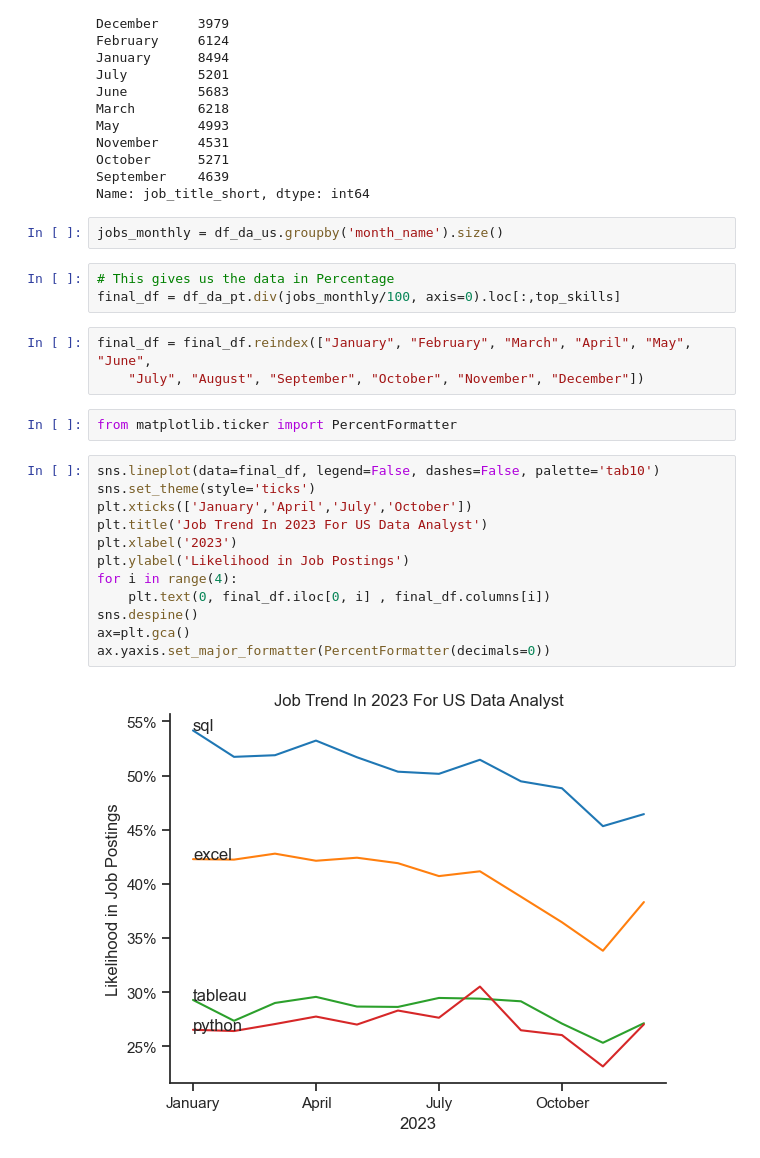
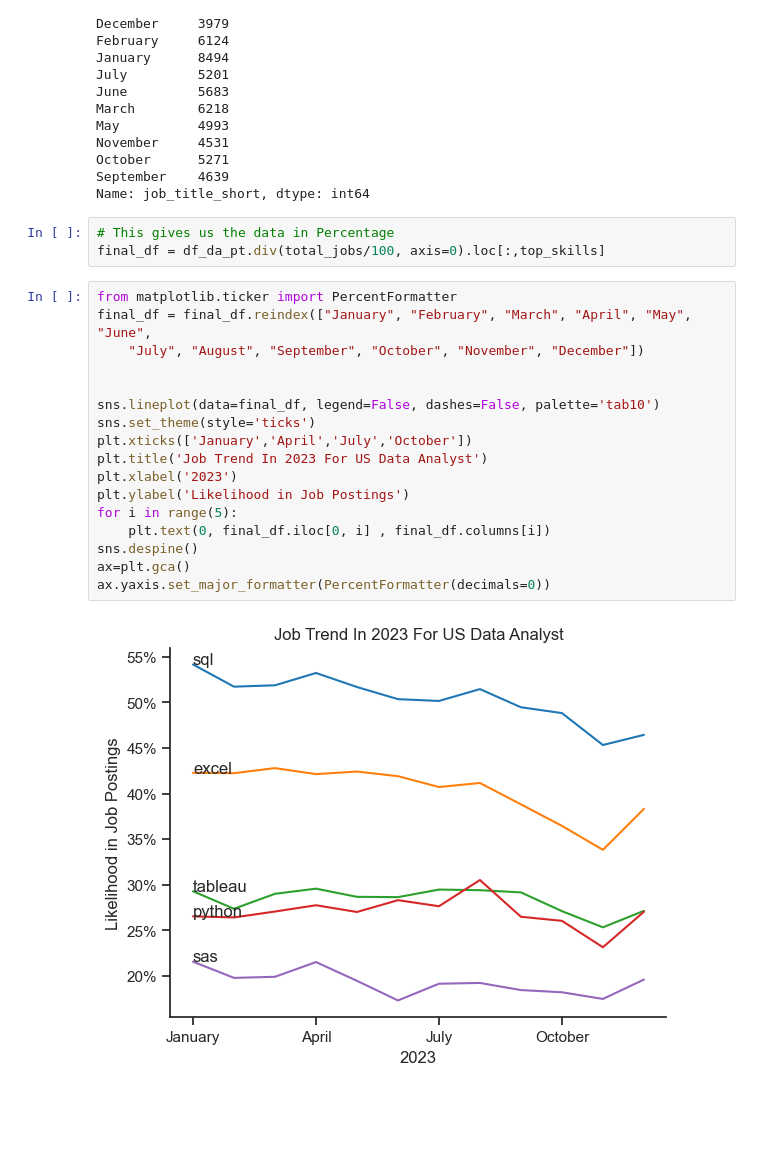
Before and after one commit to PradhumanSoni/Advanced_Pandas, a Jupyter notebook: Project/3_Skills_Trend.ipynb, the cells around one changed output. Saved outputs shown, nothing was run; the diff lists cells and outputs as text; blank space fills up the shorter version.

```diff
--- a/Project/3_Skills_Trend.ipynb
+++ b/Project/3_Skills_Trend.ipynb
@@ -53,27 +53,25 @@ November     4531
 October      5271
 September    4639
 Name: job_title_short, dtype: int64
-# %%
-jobs_monthly = df_da_us.groupby('month_name').size()
 # %%
 # This gives us the data in Percentage
-final_df = df_da_pt.div(jobs_monthly/100, axis=0).loc[:,top_skills]
+final_df = df_da_pt.div(total_jobs/100, axis=0).loc[:,top_skills]
-# %%
-final_df = final_df.reindex(["January", "February", "March", "April", "May", "June",
-    "July", "August", "September", "October", "November", "December"])
-# %%
-from matplotlib.ticker import PercentFormatter
 # %%
+from matplotlib.ticker import PercentFormatter
+final_df = final_df.reindex(["January", "February", "March", "April", "May", "June",
+    "July", "August", "September", "October", "November", "December"])
+
+
 sns.lineplot(data=final_df, legend=False, dashes=False, palette='tab10')
 sns.set_theme(style='ticks')
 plt.xticks(['January','April','July','October'])
 plt.title('Job Trend In 2023 For US Data Analyst')
 plt.xlabel('2023')
 plt.ylabel('Likelihood in Job Postings')
-for i in range(4):
+for i in range(5):
     plt.text(0, final_df.iloc[0, i] , final_df.columns[i])
 sns.despine()
 ax=plt.gca()
 ax.yaxis.set_major_formatter(PercentFormatter(decimals=0))
 # %% [output]
-[figure, old version]
+[figure, new version]
```
Also changed, not shown: parts of 1 cell of this notebook, 1 other file.
